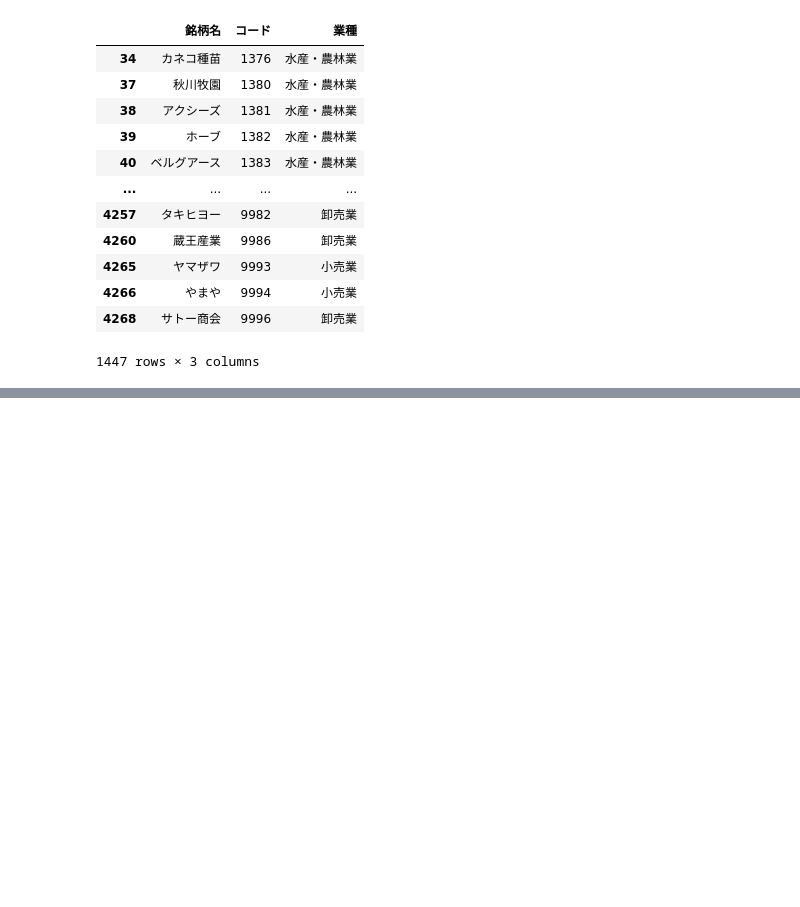
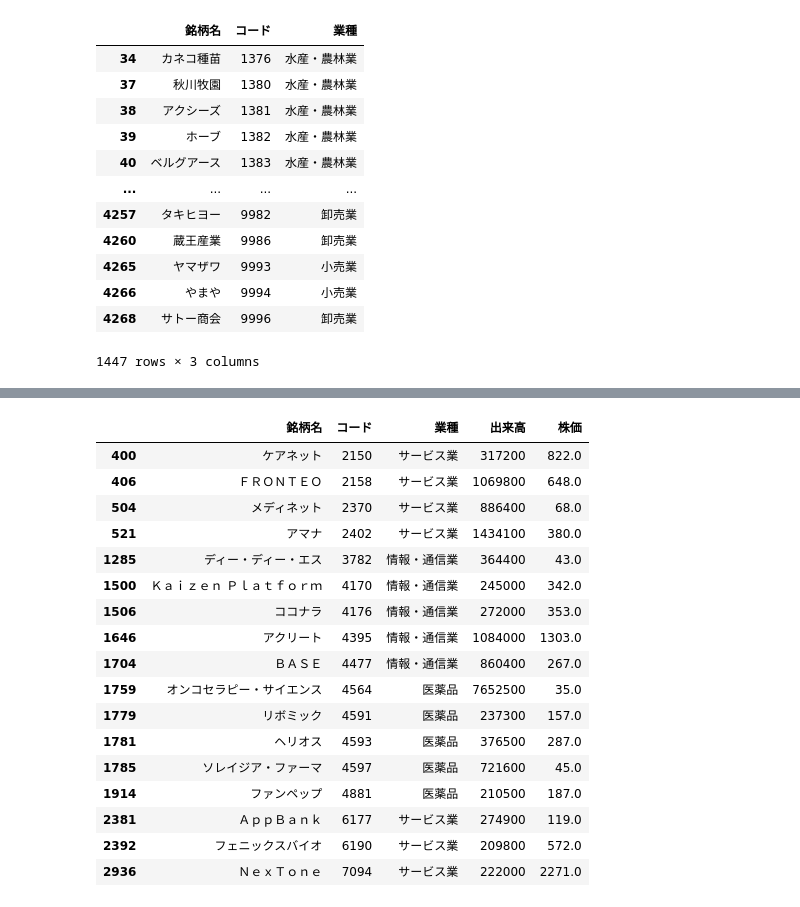
Before and after one commit to hirokimituya/stock-price-analysis, a Jupyter notebook: technical_analysis/銘柄選定関数.ipynb, the cells around one changed output, grey strips where cells are left out. Saved outputs shown, nothing was run; the diff lists cells and outputs as text; code cells hidden in the pictures; blank space fills up the shorter version.

```diff
--- a/technical_analysis/銘柄選定関数.ipynb
+++ b/technical_analysis/銘柄選定関数.ipynb
@@ -696,0 +706,4 @@ filtered_reverse_perfect_order_week_day_tse_standard
+# %%
+# 東証スタンダード市場の銘柄コードを取得
+tse_grows = get_ticker_tse('grows')
+tse_grows
@@ -696,0 +724,6 @@ filtered_reverse_perfect_order_week_day_tse_standard
+# %%
+# 東証グロースの銘柄コードを以下の条件に合致するもののみにフィルタリング
+# 出来高　... 20万株以上
+# 株価 ... 5000円以下
+filtered_tse_grows = filtered_ticker(tse_grows, min_volume=200000, max_price=5000)
+filtered_tse_grows
@@ -696,0 +784,4 @@ filtered_reverse_perfect_order_week_day_tse_standard
+# %%
+# 株価情報が下降トレンドのパーフェクトオーダー（週足）かどうかの判断
+filtered_reverse_perfect_order_week_tse_grows = filtered_ticker(filtered_tse_grows, perfect_order={'mas': [5, 20, 60], 'period_type': 'W', 'reverse': True})
+filtered_reverse_perfect_order_week_tse_grows
@@ -696,0 +806,23 @@ filtered_reverse_perfect_order_week_day_tse_standard
+# %%
+# 株価情報が下降トレンドのパーフェクトオーダー（日足）かどうかの判断
+filtered_reverse_perfect_order_week_day_tse_grows = filtered_ticker(filtered_reverse_perfect_order_week_tse_grows,  perfect_order={'mas': [5, 20, 60], 'reverse': True})
+filtered_reverse_perfect_order_week_day_tse_grows
+# %% [output]
+|  | 銘柄名 | コード | 業種 | 出来高 | 株価 |
+| 400 | ケアネット | 2150 | サービス業 | 317200 | 822.0 |
+| 406 | ＦＲＯＮＴＥＯ | 2158 | サービス業 | 1069800 | 648.0 |
+| 504 | メディネット | 2370 | サービス業 | 886400 | 68.0 |
+| 521 | アマナ | 2402 | サービス業 | 1434100 | 380.0 |
+| 1285 | ディー・ディー・エス | 3782 | 情報・通信業 | 364400 | 43.0 |
+| 1500 | Ｋａｉｚｅｎ Ｐｌａｔｆｏｒｍ | 4170 | 情報・通信業 | 245000 | 342.0 |
+| 1506 | ココナラ | 4176 | 情報・通信業 | 272000 | 353.0 |
+| 1646 | アクリート | 4395 | 情報・通信業 | 1084000 | 1303.0 |
+| 1704 | ＢＡＳＥ | 4477 | 情報・通信業 | 860400 | 267.0 |
+| 1759 | オンコセラピー・サイエンス | 4564 | 医薬品 | 7652500 | 35.0 |
+| 1779 | リボミック | 4591 | 医薬品 | 237300 | 157.0 |
+| 1781 | ヘリオス | 4593 | 医薬品 | 376500 | 287.0 |
+| 1785 | ソレイジア・ファーマ | 4597 | 医薬品 | 721600 | 45.0 |
+| 1914 | ファンペップ | 4881 | 医薬品 | 210500 | 187.0 |
+| 2381 | ＡｐｐＢａｎｋ | 6177 | サービス業 | 274900 | 119.0 |
+| 2392 | フェニックスバイオ | 6190 | サービス業 | 209800 | 572.0 |
+| 2936 | ＮｅｘＴｏｎｅ | 7094 | サービス業 | 222000 | 2271.0 |
```
Also changed, not shown: parts of 21 cells of this notebook.
